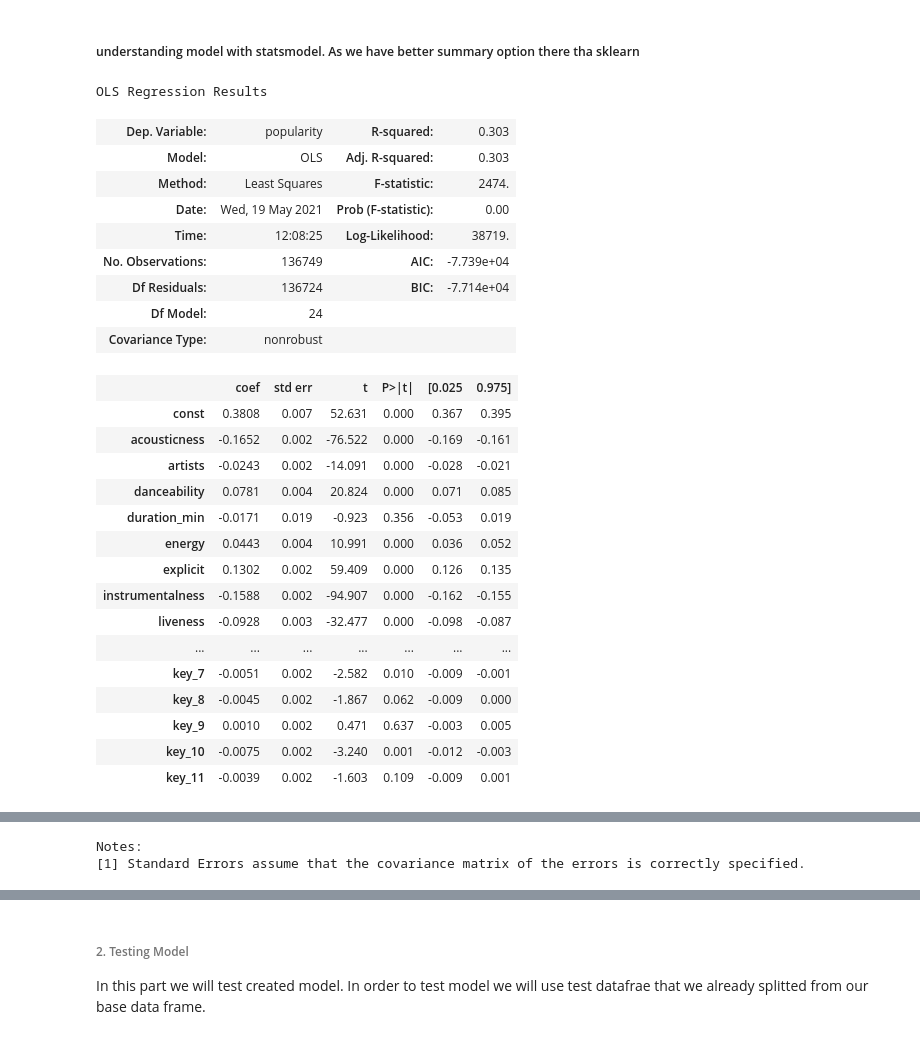
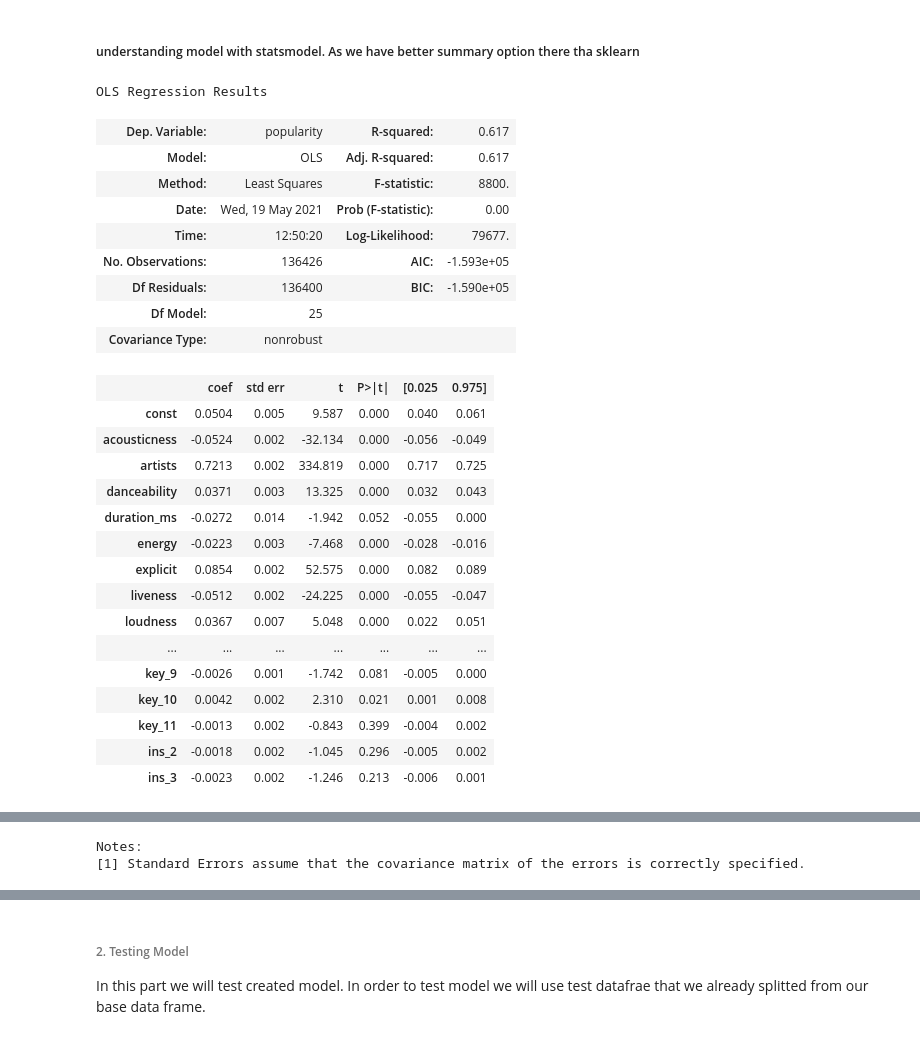
Before and after one commit to vishubhatnagar/SongPopularityPredictor, a Jupyter notebook: song_popularity_prediction.ipynb, the cells around one changed output, grey strips where cells are left out. Drawn from its saved outputs; the diff is of its cells as text; code cells hidden in the pictures.

Commit message:
improving accuracy
Added feature transformation for better accuracy

```diff
--- a/song_popularity_prediction.ipynb
+++ b/song_popularity_prediction.ipynb
@@ -635,0 +637,20 @@ x_train, x_test, y_train, y_test = train_test_split(x, y, test_size=0.2, random_
+# %%
+ohe = OneHotEncoder(categories='auto', drop='first')
+
+# Train
+feature_arr = ohe.fit_transform(X_train[['instrumentalness','key']]).toarray()
+columns_key = ['key_'+str(i) for i in list(set(X_train['key'].values))[1:]]
+instrumentalness_key = ['ins_'+str(i) for i in list(set(X_train['instrumentalness'].values))[1:]]
+feature_labels = columns_key + instrumentalness_key
+feature_labels = np.concatenate((feature_labels), axis=None)
+features = pd.DataFrame(feature_arr, columns = feature_labels, index = X_train.index)
+X_train = pd.concat([X_train, features], axis=1).drop(['key','instrumentalness'], axis=1)
+
+# Test
+feature_arr = ohe.fit_transform(X_test[['instrumentalness','key']]).toarray()
+columns_key = ['key_'+str(i) for i in list(set(X_test['key'].values))[1:]]
+instrumentalness_key = ['ins_'+str(i) for i in list(set(X_test['instrumentalness'].values))[1:]]
+feature_labels = columns_key + instrumentalness_key
+feature_labels = np.concatenate((feature_labels), axis=None)
+features = pd.DataFrame(feature_arr, columns = feature_labels, index = X_test.index)
+X_test = pd.concat([X_test, features], axis=1).drop(['key','instrumentalness'], axis=1)
@@ -635,0 +659,5 @@ x_train, x_test, y_train, y_test = train_test_split(x, y, test_size=0.2, random_
+# %%
+scaler = MinMaxScaler()
+cols = ['artists','duration_ms','loudness','tempo']
+X_train[cols] = scaler.fit_transform(X_train[cols])
+X_test[cols] = scaler.fit_transform(X_test[cols])
@@ -635,0 +666,4 @@ x_train, x_test, y_train, y_test = train_test_split(x, y, test_size=0.2, random_
+# %%
+# Divide the popularity by 100
+y_train = y_train / 100
+y_test = y_test / 100
@@ -639,39 +683,39 @@ x_train, x_test, y_train, y_test = train_test_split(x, y, test_size=0.2, random_
 #### 1. Creating Regression
 # %%
 LR = LinearRegression()
-LR.fit(x_train,y_train)
+LR.fit(X_train,y_train)
 # %% [output]
 LinearRegression()
 # %% [markdown]
 ##### understanding model with statsmodel. As we have better summary option there tha sklearn
 # %%
-x= sm.add_constant(x_train)
+x= sm.add_constant(X_train)
 regression = sm.OLS(y_train, x).fit()
 regression.summary()
 # %% [output]
 OLS Regression Results
-| Dep. Variable: | popularity | R-squared: | 0.303 |
-| Model: | OLS | Adj. R-squared: | 0.303 |
-| Method: | Least Squares | F-statistic: | 2474. |
+| Dep. Variable: | popularity | R-squared: | 0.617 |
+| Model: | OLS | Adj. R-squared: | 0.617 |
+| Method: | Least Squares | F-statistic: | 8800. |
 | Date: | Wed, 19 May 2021 | Prob (F-statistic): | 0.00 |
-| Time: | 12:08:25 | Log-Likelihood: | 38719. |
-| No. Observations: | 136749 | AIC: | -7.739e+04 |
-| Df Residuals: | 136724 | BIC: | -7.714e+04 |
-| Df Model: | 24 |  |  |
+| Time: | 12:50:20 | Log-Likelihood: | 79677. |
+| No. Observations: | 136426 | AIC: | -1.593e+05 |
+| Df Residuals: | 136400 | BIC: | -1.590e+05 |
+| Df Model: | 25 |  |  |
 | Covariance Type: | nonrobust |  |  |
 |  | coef | std err | t | P>|t| | [0.025 | 0.975] |
-| const | 0.3808 | 0.007 | 52.631 | 0.000 | 0.367 | 0.395 |
-| acousticness | -0.1652 | 0.002 | -76.522 | 0.000 | -0.169 | -0.161 |
-| artists | -0.0243 | 0.002 | -14.091 | 0.000 | -0.028 | -0.021 |
-| danceability | 0.0781 | 0.004 | 20.824 | 0.000 | 0.071 | 0.085 |
-| duration_min | -0.0171 | 0.019 | -0.923 | 0.356 | -0.053 | 0.019 |
-| energy | 0.0443 | 0.004 | 10.991 | 0.000 | 0.036 | 0.052 |
-| explicit | 0.1302 | 0.002 | 59.409 | 0.000 | 0.126 | 0.135 |
-| instrumentalness | -0.1588 | 0.002 | -94.907 | 0.000 | -0.162 | -0.155 |
-| liveness | -0.0928 | 0.003 | -32.477 | 0.000 | -0.098 | -0.087 |
+| const | 0.0504 | 0.005 | 9.587 | 0.000 | 0.040 | 0.061 |
+| acousticness | -0.0524 | 0.002 | -32.134 | 0.000 | -0.056 | -0.049 |
+| artists | 0.7213 | 0.002 | 334.819 | 0.000 | 0.717 | 0.725 |
+| danceability | 0.0371 | 0.003 | 13.325 | 0.000 | 0.032 | 0.043 |
+| duration_ms | -0.0272 | 0.014 | -1.942 | 0.052 | -0.055 | 0.000 |
+| energy | -0.0223 | 0.003 | -7.468 | 0.000 | -0.028 | -0.016 |
+| explicit | 0.0854 | 0.002 | 52.575 | 0.000 | 0.082 | 0.089 |
+| liveness | -0.0512 | 0.002 | -24.225 | 0.000 | -0.055 | -0.047 |
+| loudness | 0.0367 | 0.007 | 5.048 | 0.000 | 0.022 | 0.051 |
 | ... | ... | ... | ... | ... | ... | ... |
-| key_7 | -0.0051 | 0.002 | -2.582 | 0.010 | -0.009 | -0.001 |
-| key_8 | -0.0045 | 0.002 | -1.867 | 0.062 | -0.009 | 0.000 |
-| key_9 | 0.0010 | 0.002 | 0.471 | 0.637 | -0.003 | 0.005 |
-| key_10 | -0.0075 | 0.002 | -3.240 | 0.001 | -0.012 | -0.003 |
-| key_11 | -0.0039 | 0.002 | -1.603 | 0.109 | -0.009 | 0.001 |
+| key_9 | -0.0026 | 0.001 | -1.742 | 0.081 | -0.005 | 0.000 |
+| key_10 | 0.0042 | 0.002 | 2.310 | 0.021 | 0.001 | 0.008 |
+| key_11 | -0.0013 | 0.002 | -0.843 | 0.399 | -0.004 | 0.002 |
+| ins_2 | -0.0018 | 0.002 | -1.045 | 0.296 | -0.005 | 0.002 |
+| ins_3 | -0.0023 | 0.002 | -1.246 | 0.213 | -0.006 | 0.001 |
```
Also changed, not shown: parts of 36 cells of this notebook.
